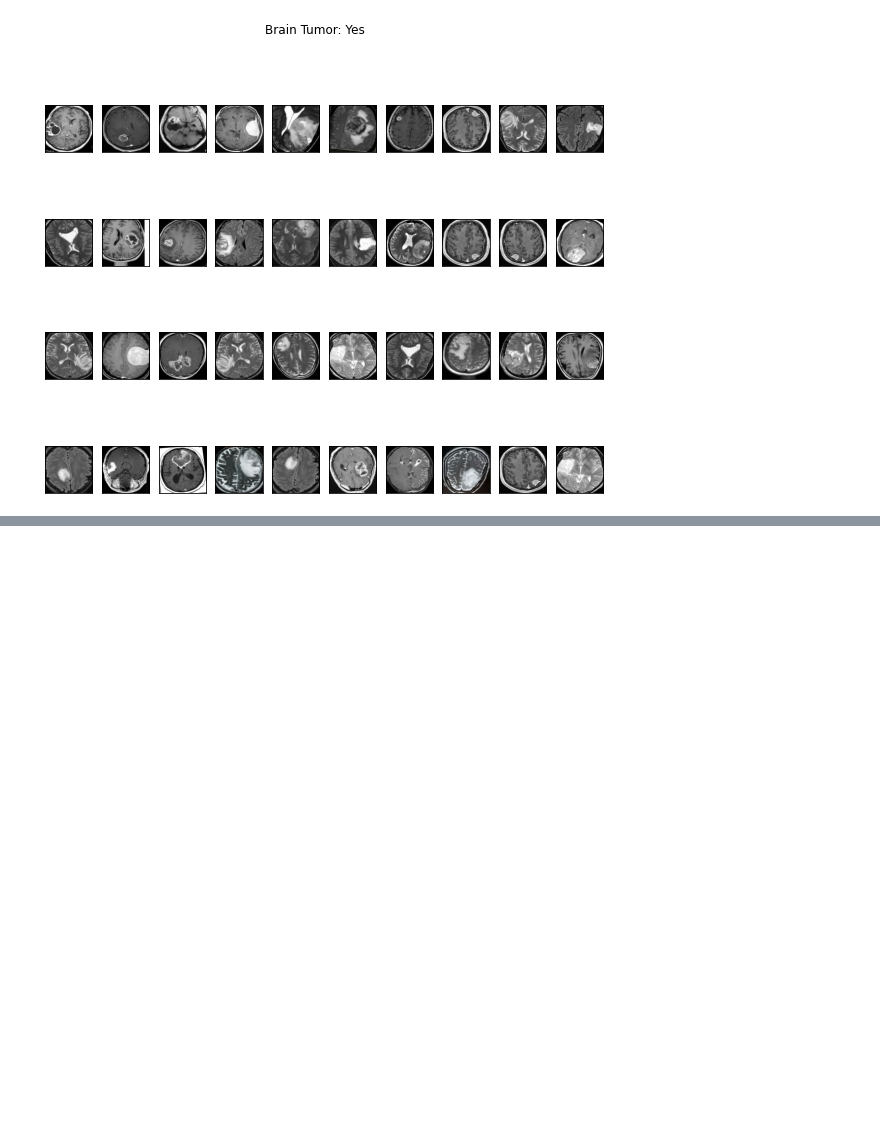
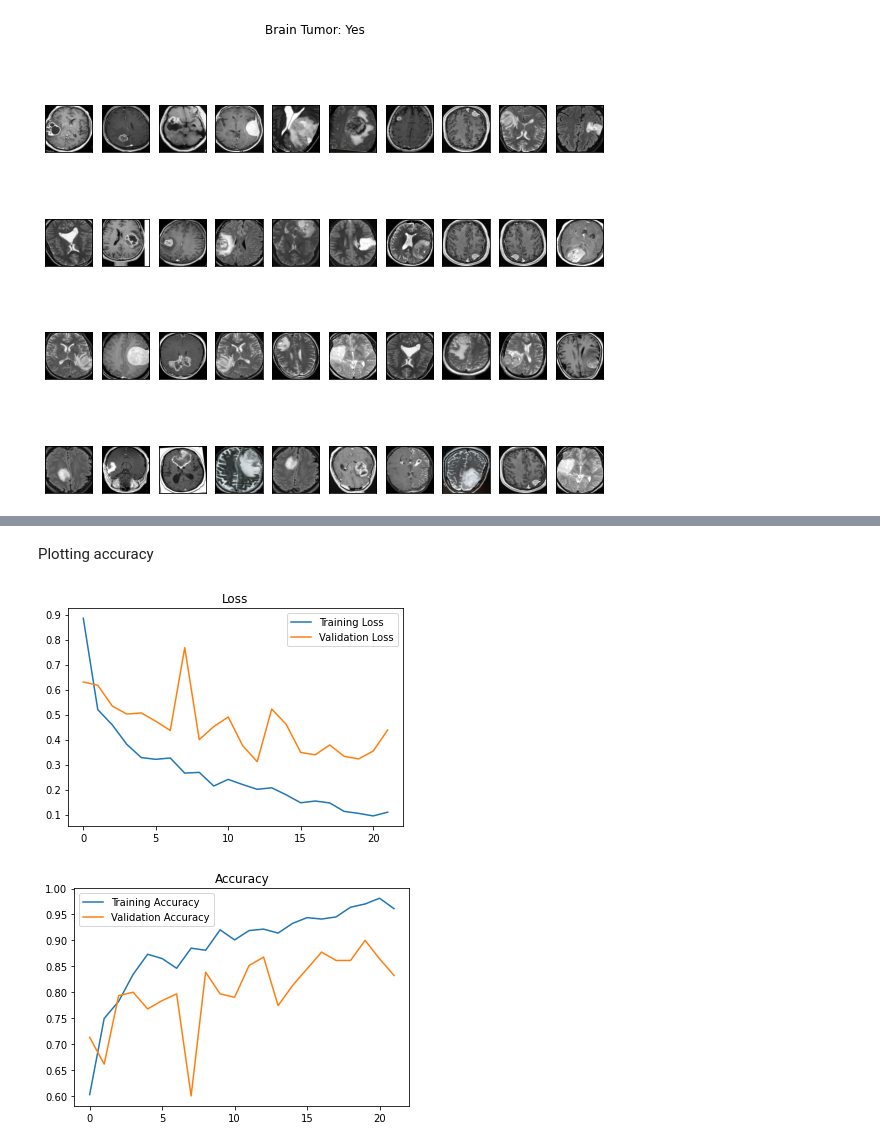
Before and after one commit to IsabelJoseph101/image_classification_brain_tumor-IN-PROGRESS-, a Jupyter notebook: index.ipynb, the cells around one changed output, grey strips where cells are left out. Saved outputs shown, nothing was run; the diff lists cells and outputs as text; code cells hidden in the pictures; blank space fills up the shorter version.

```diff
--- a/index.ipynb
+++ b/index.ipynb
@@ -235,0 +264,4 @@ def split_data(X, y, test_size=0.2):
+# %%
+IMG_SHAPE = (IMG_WIDTH, IMG_HEIGHT, 3)
+model=build_model(IMG_SHAPE)
+model.summary()
@@ -235,0 +286,3 @@ def split_data(X, y, test_size=0.2):
+# %%
+model.compile(optimizer='adam', loss='binary_crossentropy', metrics=['accuracy'])
+model.fit(x=X_train, y=y_train, batch_size=32, epochs=22, validation_data=(X_val, y_val))
@@ -235,0 +308,32 @@ def split_data(X, y, test_size=0.2):
+# %%
+history = model.history.history
+# %% [markdown]
+Plotting accuracy
+# %%
+def plot_metrics(history):
+
+    train_loss = history['loss']
+    val_loss = history['val_loss']
+    train_acc = history['accuracy']
+    val_acc = history['val_accuracy']
+
+    # Loss
+    plt.figure()
+    plt.plot(train_loss, label='Training Loss')
+    plt.plot(val_loss, label='Validation Loss')
+    plt.title('Loss')
+    plt.legend()
+    plt.show()
+
+    # Accuracy
+    plt.figure()
+    plt.plot(train_acc, label='Training Accuracy')
+    plt.plot(val_acc, label='Validation Accuracy')
+    plt.title('Accuracy')
+    plt.legend()
+    plt.show()
+# %%
+plot_metrics(history)
+# %% [output]
+[figure, added]
+[figure, added]
```
Also changed, not shown: parts of 7 cells of this notebook.
